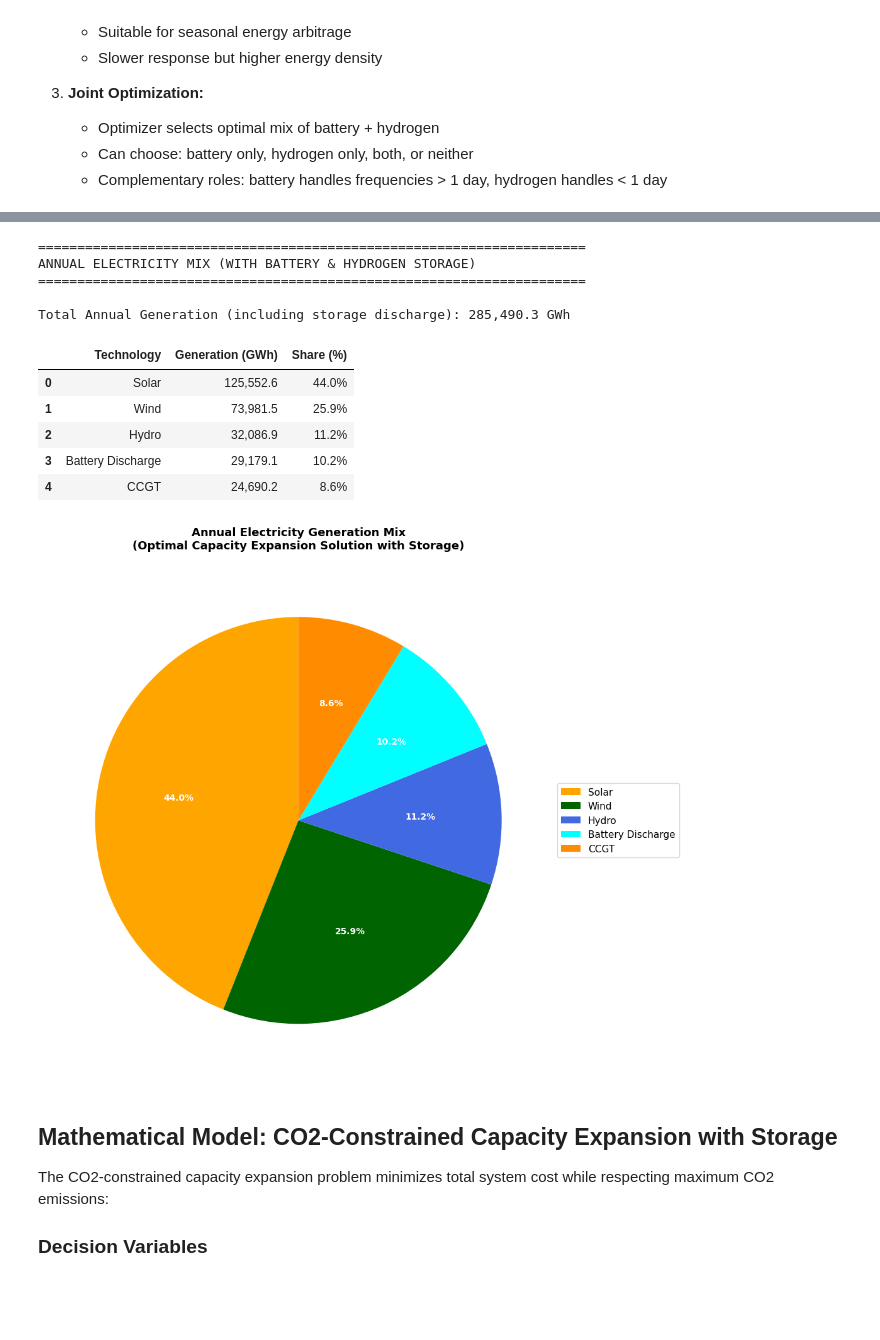
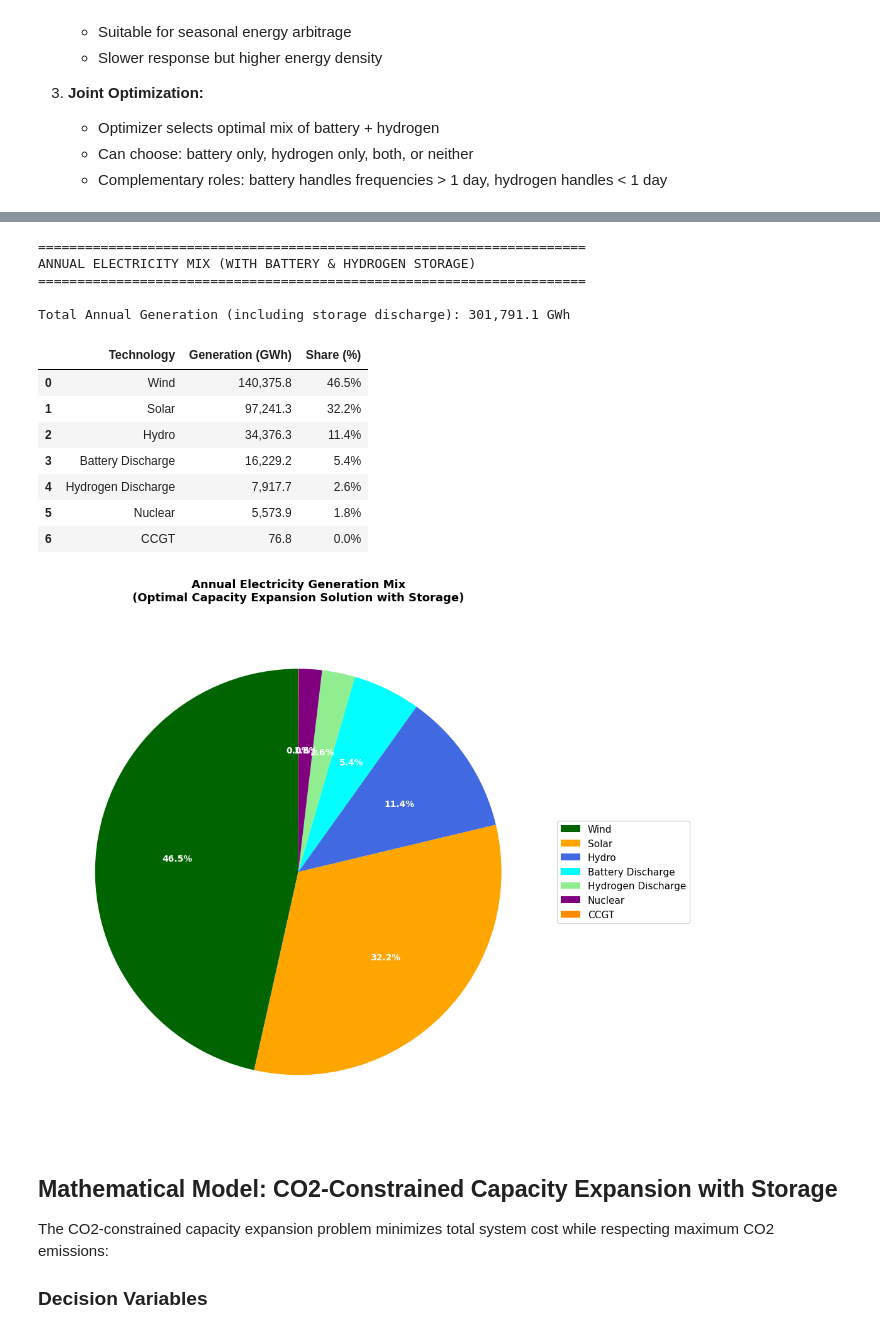
Before and after one commit to ccanoyrac/Integrated-energy-grids-Assignment, a Jupyter notebook: IEG_Assignment_Single_country.ipynb, the cells around one changed output, grey strips where cells are left out. Cells and saved outputs as stored; diff of their text form; code cells hidden in the pictures; blank space fills up the shorter version.

Commit message:
Annualize costs and H2 network

```diff
--- a/IEG_Assignment_Single_country.ipynb
+++ b/IEG_Assignment_Single_country.ipynb
@@ -592,7 +592,7 @@ from python_codes.Abstract_model import CapacityExpansionInput, optimize_capacit
 # === Load technology costs from CSV ===
 cost_df = pd.read_csv('./Data/Techs_cost_FOM_&_Fuel_cost.csv')
 print("Available technologies in cost file:")
-display(cost_df[['Technology', 'Category', 'Overnight Cost', 'FOM (%/a)', 'Fuel Cost (€/MWh)']])
+display(cost_df[['Technology', 'Category', 'Annualized Cost (€/kW/a)', 'FOM (%/a)', 'Fuel Cost (€/MWh)']])
 
 # Map technologies to our naming convention
 tech_mapping = {
@@ -615,8 +615,8 @@ def aggregate_costs(tech_name, cost_df, tech_mapping, avg_gas_price=35.0):
     # Use the first matching row (or could do weighting)
     row = matching_rows.iloc[0]
 
-    # Overnight cost: €/kWel -> €/MW
-    capcost_mw = row['Overnight Cost'] * 1000
+    # Annualized cost: €/kWel/year -> €/MW/year
+    capcost_mw = row['Annualized Cost (€/kW/a)'] * 1000
 
     # Fixed cost (annual): CAPEX * FOM%
     fixed_cost = capcost_mw * (row['FOM (%/a)'] / 100.0)
@@ -639,10 +639,18 @@ for tech in ['Wind', 'Solar', 'Hydro', 'CCGT', 'Coal', 'Nuclear']:
         tech_params_opt[tech] = params
         print(f"{tech}: Fixed cost = €{params['fixed_cost']:.1f}/MW/year, Fuel cost = €{params['variable_cost']:.2f}/MWh")
 
-# === Apply hydro capacity constraint ===
+# === Apply capacity constraints ===
+# Limit solar and wind to 50 GW
+solar_cap_limit = 75000  # 50 GW in MW
+wind_cap_limit = 75000   # 50 GW in MW
+tech_params_opt['Solar']['max_cap'] = solar_cap_limit
+tech_params_opt['Wind']['max_cap'] = wind_cap_limit
+print(f"\nSolar capacity constraint: max = {solar_cap_limit:,.0f} MW (50 GW)")
+print(f"Wind capacity constraint: max = {wind_cap_limit:,.0f} MW (50 GW)")
+
 # Limit hydro to the baseline capacity used in p.u. calculations
 tech_params_opt['Hydro']['max_cap'] = hydro_cap
-print(f"\nHydro capacity constraint: max = {hydro_cap:,.0f} MW (from baseline data)")
+print(f"Hydro capacity constraint: max = {hydro_cap:,.0f} MW (from baseline data)")
 
 # === Prepare yearly data with capacity factors ===
 print("\n" + "="*70)
@@ -800,6 +808,5 @@ for tech, costs in result.technology_costs.items():
 
 cost_summary_df = pd.DataFrame(cost_summary).sort_values('Technology')
 print()
-display(cost_summary_df)
 # %% [output]
 Available technologies in cost file:
@@ -1151,21 +1159,21 @@ cost_df_storage = pd.read_csv('./Data/Techs_&_storage_cost_FOM_&_Fuel_cost.csv')
 
 # Extract battery costs from CSV
 battery_tech_row = cost_df_storage[cost_df_storage['Technology'] == 'Battery system'].iloc[0]
-battery_overnight_cost = battery_tech_row['Overnight Cost']  # €/kWel
+battery_overnight_cost = battery_tech_row['Annualized Cost (€/kW/a)']  # €/kWel/year
 battery_fom = battery_tech_row['FOM (%/a)'] / 100.0
 battery_efficiency = battery_tech_row['Efficiency']
 battery_fixed_cost = battery_overnight_cost * 1000 * battery_fom  # €/MW/year
 
 # Extract hydrogen costs from CSV
 hydrogen_tech_row = cost_df_storage[cost_df_storage['Technology'] == 'Hydrogen system'].iloc[0]
-hydrogen_overnight_cost = hydrogen_tech_row['Overnight Cost']  # €/kWel
+hydrogen_overnight_cost = hydrogen_tech_row['Annualized Cost (€/kW/a)']  # €/kWel/year
 hydrogen_fom = hydrogen_tech_row['FOM (%/a)'] / 100.0
 hydrogen_efficiency = hydrogen_tech_row['Efficiency']
 hydrogen_fixed_cost = hydrogen_overnight_cost * 1000 * hydrogen_fom  # €/MW/year
 
 print(f"Storage technology parameters from CSV:")
 print(f"\nBattery system:")
-print(f"  Overnight cost: €{battery_overnight_cost:.0f}/kWel")
+print(f"  Annualized cost: €{battery_overnight_cost:.0f}/kWel")
 print(f"  FOM: {battery_fom*100:.1f}%/year")
 print(f"  Annualized fixed cost: €{battery_fixed_cost:.1f}/MW/year")
 print(f"  Round-trip efficiency: {battery_efficiency*100:.0f}%")
@@ -1173,7 +1181,7 @@ print(f"  Charging efficiency: {battery_efficiency**0.5:.3f}")
 print(f"  Discharging efficiency: {battery_efficiency**0.5:.3f}")
 
 print(f"\nHydrogen system:")
-print(f"  Overnight cost: €{hydrogen_overnight_cost:.0f}/kWel")
+print(f"  Annualized cost: €{hydrogen_overnight_cost:.0f}/kWel")
 print(f"  FOM: {hydrogen_fom*100:.1f}%/year")
 print(f"  Annualized fixed cost: €{hydrogen_fixed_cost:.1f}/MW/year")
 print(f"  Round-trip efficiency: {hydrogen_efficiency*100:.0f}%")
@@ -1643,40 +1651,43 @@ gen_values_storage = [annual_generation_storage_nonzero[tech] / 1000 for tech in
 
 # Define color map with updated colors for Battery and Hydro
 color_map_updated = color_map.copy()
 color_map_updated['Battery Discharge'] = 'cyan'
+color_map_updated['Hydrogen Discharge'] = 'lightgreen'
 colors_pie_storage = [color_map_updated.get(tech, 'gray') for tech in sorted_techs_storage]
 
 # Create pie chart with better label positioning
 wedges, texts, autotexts = ax.pie(gen_values_storage, labels=None, autopct='%1.1f%%',
                                      colors=colors_pie_storage, startangle=90, textprops={'fontsize': 10})
 
 # Add legend with positioned labels to avoid overlap
 ax.legend(sorted_techs_storage, loc='center left', bbox_to_anchor=(1, 0, 0.5, 1), fontsize=11)
 
 # Make percentage text bold and white
 for autotext in autotexts:
     autotext.set_color('white')
     autotext.set_fontweight('bold')
     autotext.set_fontsize(10)
 
 ax.set_title('Annual Electricity Generation Mix\n(Optimal Capacity Expansion Solution with Storage)',
              fontsize=13, fontweight='bold', pad=20)
 
 plt.tight_layout()
 plt.show()
 # %% [output]
 ======================================================================
 ANNUAL ELECTRICITY MIX (WITH BATTERY & HYDROGEN STORAGE)
 ======================================================================
 
-Total Annual Generation (including storage discharge): 285,490.3 GWh
+Total Annual Generation (including storage discharge): 301,791.1 GWh
 |  | Technology | Generation (GWh) | Share (%) |
-| 0 | Solar | 125,552.6 | 44.0% |
-| 1 | Wind | 73,981.5 | 25.9% |
-| 2 | Hydro | 32,086.9 | 11.2% |
-| 3 | Battery Discharge | 29,179.1 | 10.2% |
-| 4 | CCGT | 24,690.2 | 8.6% |
+| 0 | Wind | 140,375.8 | 46.5% |
+| 1 | Solar | 97,241.3 | 32.2% |
+| 2 | Hydro | 34,376.3 | 11.4% |
+| 3 | Battery Discharge | 16,229.2 | 5.4% |
+| 4 | Hydrogen Discharge | 7,917.7 | 2.6% |
+| 5 | Nuclear | 5,573.9 | 1.8% |
+| 6 | CCGT | 76.8 | 0.0% |
-[figure, old version]
+[figure, new version]
 # %% [markdown]
 ## Mathematical Model: CO2-Constrained Capacity Expansion with Storage
 
```
Also changed, not shown: parts of 12 cells of this notebook, 15 other files.
